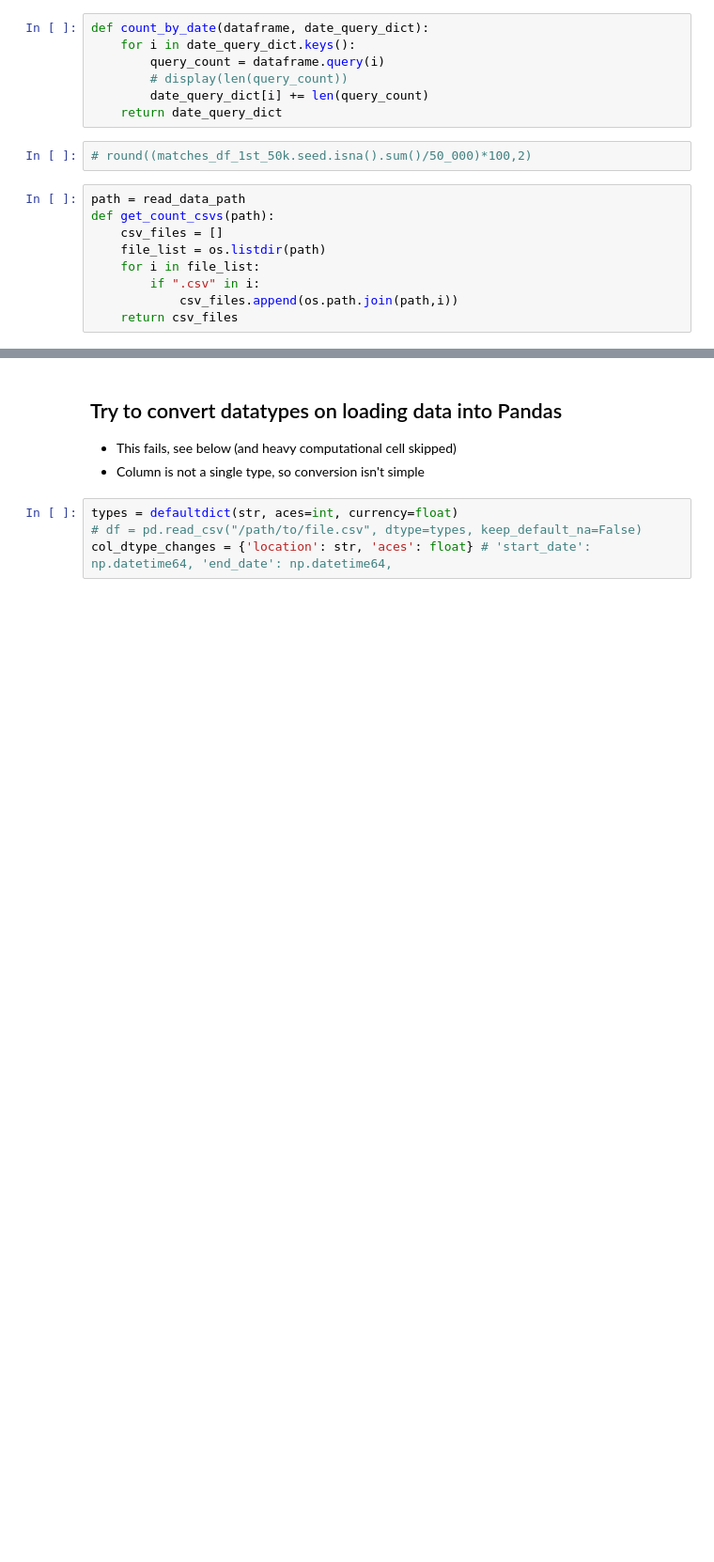
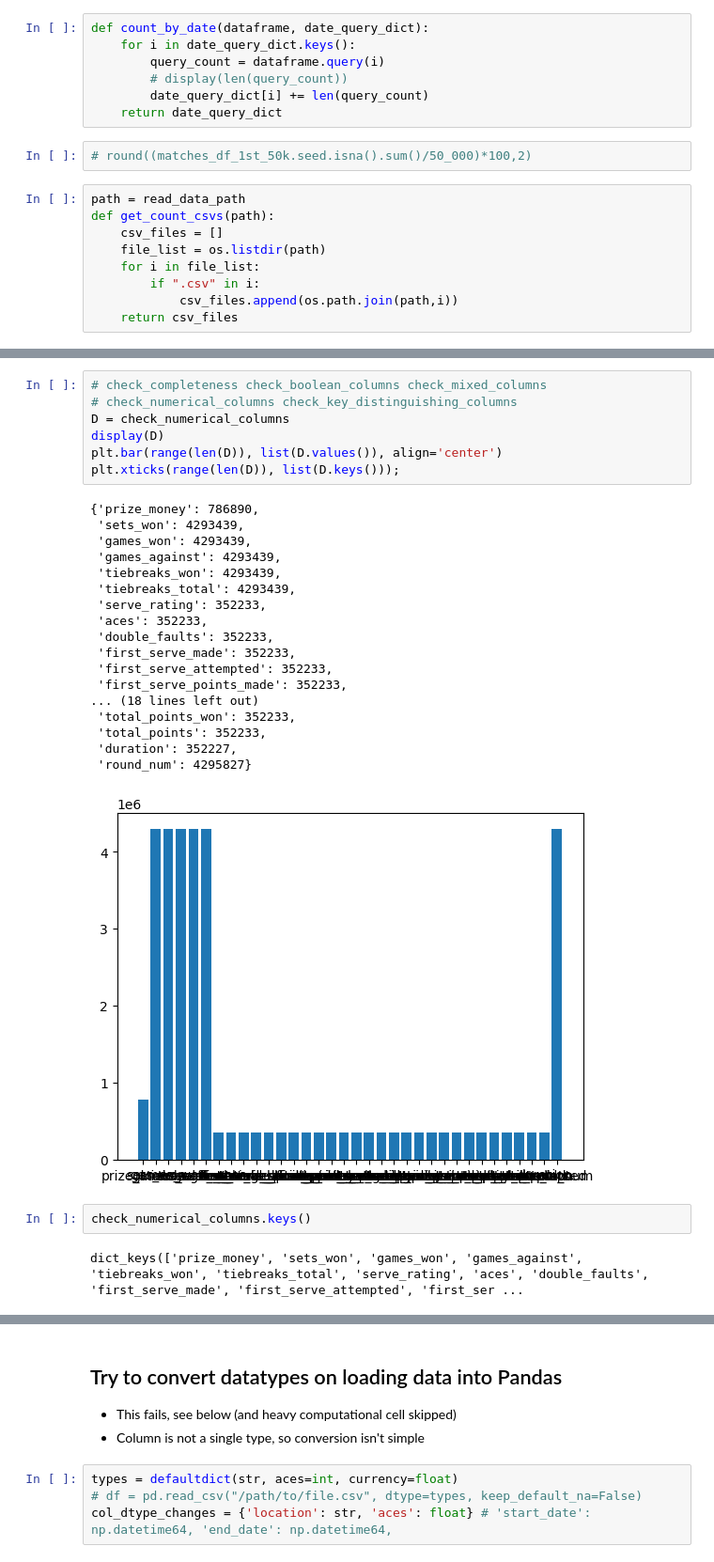
Before and after one commit to hughharford/atp, a Jupyter notebook: notebooks/01_EDA_data_cleanse.ipynb, the cells around one changed output, grey strips where cells are left out. Shown: that part at 94% size. Cells and saved outputs as stored; diff of their text form; blank space fills up the shorter version.

```diff
--- a/notebooks/01_EDA_data_cleanse.ipynb
+++ b/notebooks/01_EDA_data_cleanse.ipynb
@@ -872,0 +939,30 @@ plt.xticks(range(len(D)), list(D.keys()));
+# %%
+# check_completeness check_boolean_columns check_mixed_columns
+# check_numerical_columns check_key_distinguishing_columns
+D = check_numerical_columns
+display(D)
+plt.bar(range(len(D)), list(D.values()), align='center')
+plt.xticks(range(len(D)), list(D.keys()));
+# %% [output]
+{'prize_money': 786890,
+ 'sets_won': 4293439,
+ 'games_won': 4293439,
+ 'games_against': 4293439,
+ 'tiebreaks_won': 4293439,
+ 'tiebreaks_total': 4293439,
+ 'serve_rating': 352233,
+ 'aces': 352233,
+ 'double_faults': 352233,
+ 'first_serve_made': 352233,
+ 'first_serve_attempted': 352233,
+ 'first_serve_points_made': 352233,
+... (18 lines left out)
+ 'total_points_won': 352233,
+ 'total_points': 352233,
+ 'duration': 352227,
+ 'round_num': 4295827}
+[figure, added]
+# %%
+check_numerical_columns.keys()
+# %% [output]
+dict_keys(['prize_money', 'sets_won', 'games_won', 'games_against', 'tiebreaks_won', 'tiebreaks_total', 'serve_rating', 'aces', 'double_faults', 'first_serve_made', 'first_serve_attempted', 'first_ser ...
```
Also changed, not shown: parts of 57 cells of this notebook.
